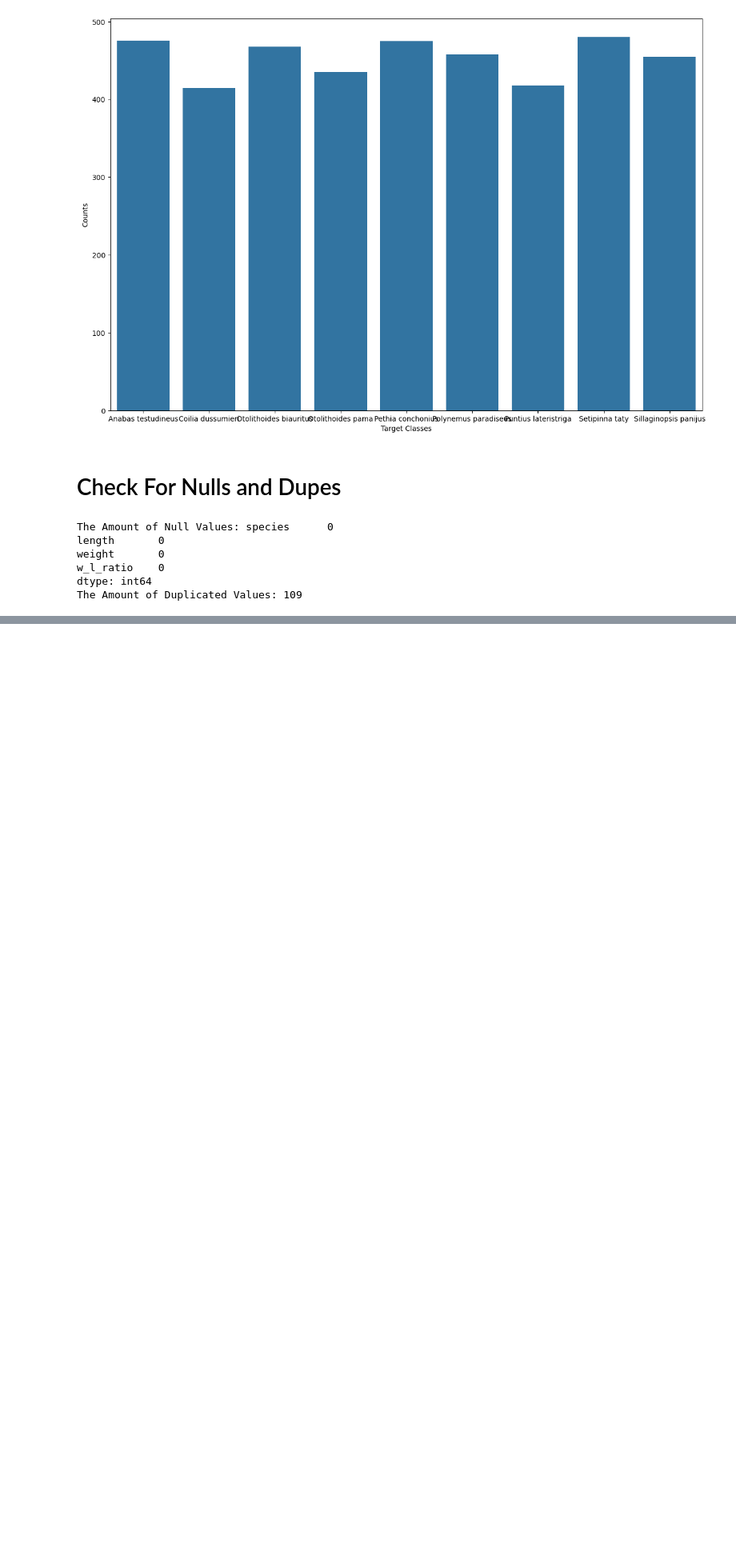
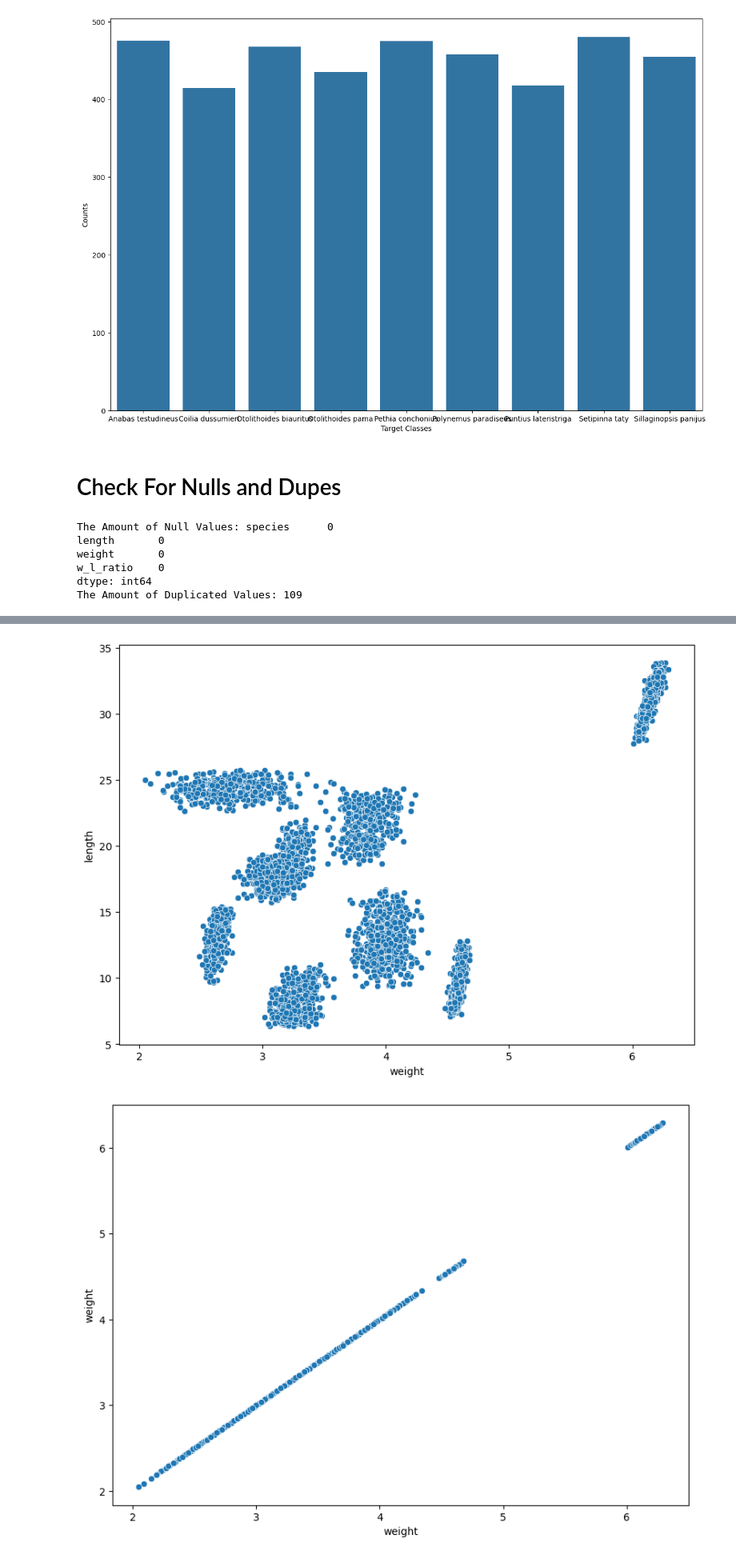
Before and after one commit to MaukanMir/Fish-Classification-Analysis, a Jupyter notebook: training.ipynb, the cells around one changed output, grey strips where cells are left out. Shown at 80% size. Cells and saved outputs as stored; diff of their text form; code cells hidden in the pictures; blank space fills up the shorter version.

```diff
--- a/training.ipynb
+++ b/training.ipynb
@@ -89,0 +181,7 @@ df.drop_duplicates(inplace=True)
+# %%
+for col in numerical_types.columns:
+  plt.figure(figsize=(10, 7))
+  sns.scatterplot(data=numerical_types, x="weight", y=col)
+# %% [output]
+[figure, added]
+[figure, added]
```
Also changed, not shown: parts of 9 cells of this notebook.
